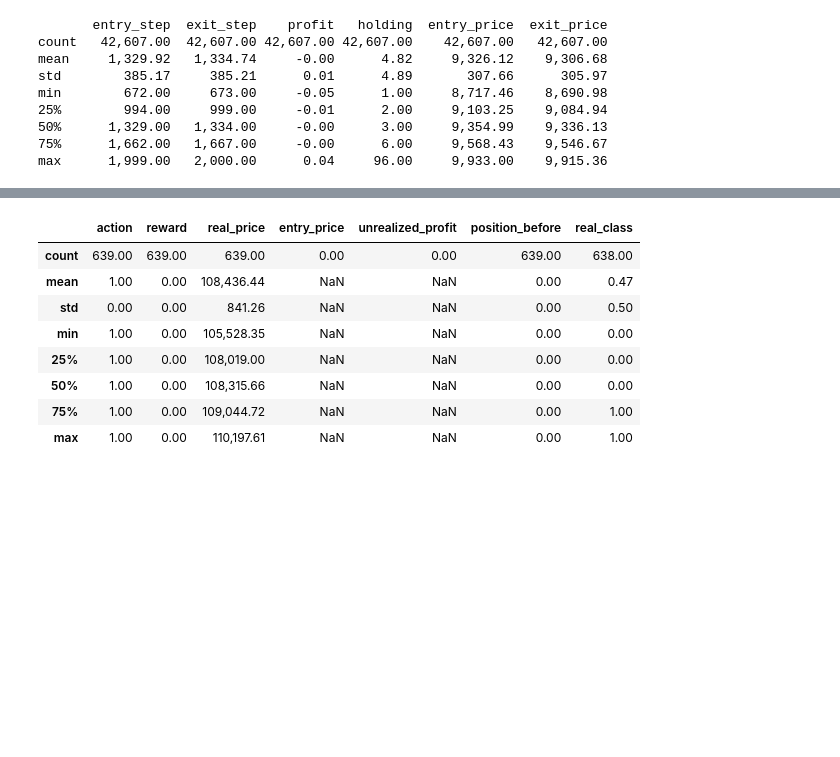
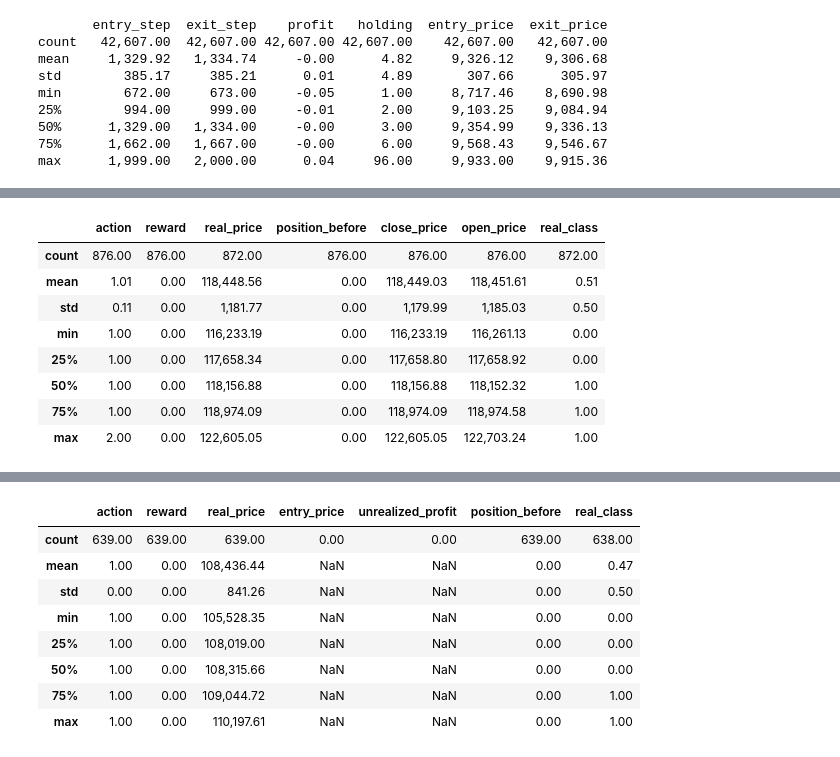
Before and after one commit to Saatarko/btc_research, a Jupyter notebook: notebooks/btc_reserch.ipynb, the cells around one changed output, grey strips where cells are left out. Drawn from its saved outputs; the diff is of its cells as text; code cells hidden in the pictures; blank space fills up the shorter version.

```diff
--- a/notebooks/btc_reserch.ipynb
+++ b/notebooks/btc_reserch.ipynb
@@ -2079,2 +2081,15 @@ max      1,999.00   2,000.00      0.04     96.00     9,933.00    9,915.36
 # %%
-log_df = pd.DataFrame(raw_env.actions_log)  # logs – список info по каждому шагу
+log_dir = "./logs"  # например, "./logs"
+all_data = []
+
+# Перебираем все файлы в папке
+for filename in os.listdir(log_dir):
+    if filename.startswith("btc_rl_tail_") and filename.endswith(".json"):
+        file_path = os.path.join(log_dir, filename)
+        with open(file_path, "r", encoding="utf-8") as f:
+            try:
+                data = json.load(f)
+                if isinstance(data, list):
+                    all_data.extend(data)
+            except json.JSONDecodeError:
+                print(f"⚠️ Проблема с файлом {filename}, пропущен.")
@@ -2080,0 +2120,12 @@ log_df = pd.DataFrame(raw_env.actions_log)  # logs – список info по к
+# %%
+df_logs.describe()
+# %% [output]
+|  | action | reward | real_price | position_before | close_price | open_price | real_class |
+| count | 876.00 | 876.00 | 872.00 | 876.00 | 876.00 | 876.00 | 872.00 |
+| mean | 1.01 | 0.00 | 118,448.56 | 0.00 | 118,449.03 | 118,451.61 | 0.51 |
+| std | 0.11 | 0.00 | 1,181.77 | 0.00 | 1,179.99 | 1,185.03 | 0.50 |
+| min | 1.00 | 0.00 | 116,233.19 | 0.00 | 116,233.19 | 116,261.13 | 0.00 |
+| 25% | 1.00 | 0.00 | 117,658.34 | 0.00 | 117,658.80 | 117,658.92 | 0.00 |
+| 50% | 1.00 | 0.00 | 118,156.88 | 0.00 | 118,156.88 | 118,152.32 | 1.00 |
+| 75% | 1.00 | 0.00 | 118,974.09 | 0.00 | 118,974.09 | 118,974.58 | 1.00 |
+| max | 2.00 | 0.00 | 122,605.05 | 0.00 | 122,605.05 | 122,703.24 | 1.00 |
```
Also changed, not shown: parts of 4 cells of this notebook, 1 other file.
